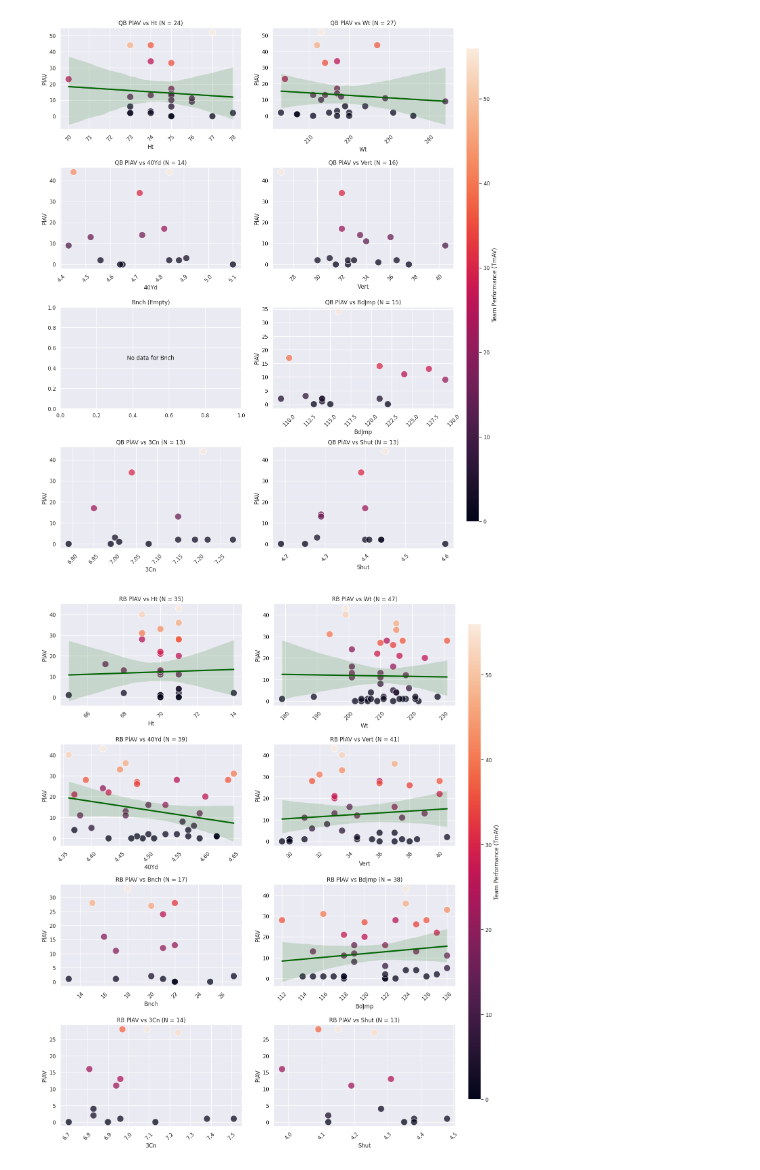
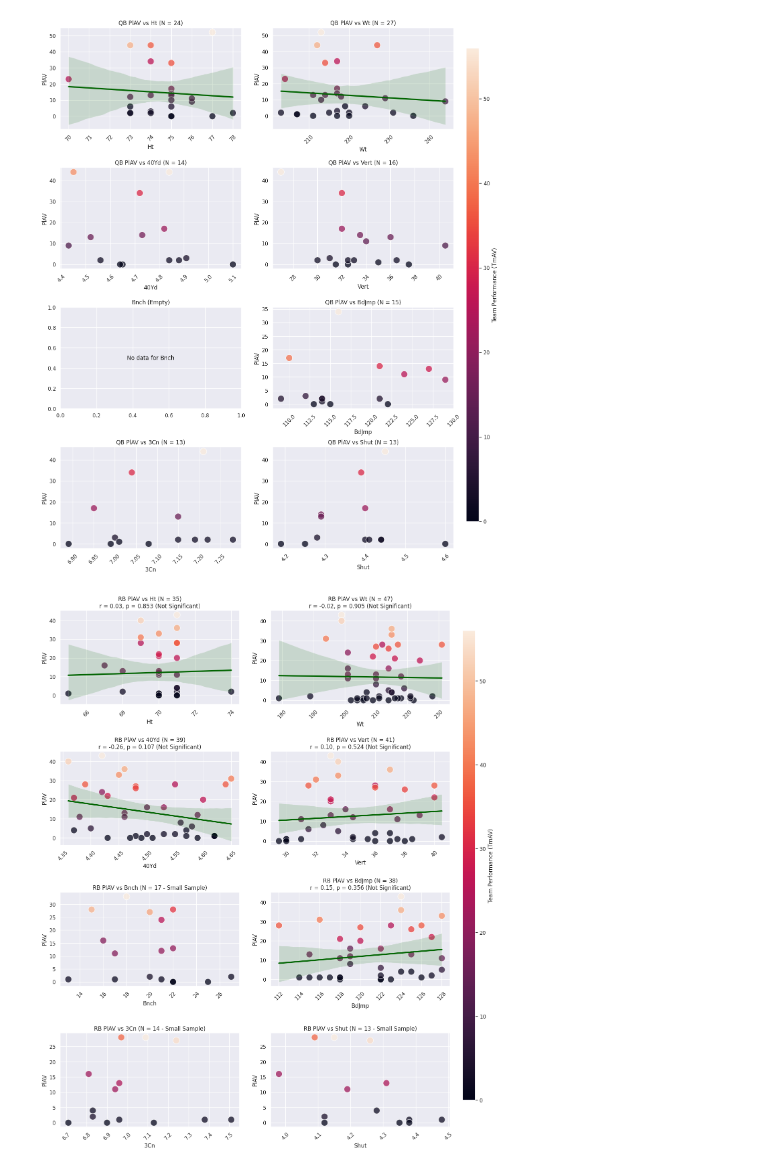
Before and after one commit to Gotham2006/QB_Combine_Public, a Jupyter notebook: combineResultsAndPerformance.ipynb, the cells around one changed output. Cells and saved outputs as stored; diff of their text form; code cells hidden in the pictures.

```diff
--- a/combineResultsAndPerformance.ipynb
+++ b/combineResultsAndPerformance.ipynb
@@ -127,6 +127,7 @@ metrics = ['Ht', 'Wt', '40Yd', 'Vert', 'Bnch', 'BdJmp', '3Cn', 'Shut']
 # QB PLOTS
 import matplotlib.pyplot as plt
 import seaborn as sns
+i
 sns.set_theme(style = "darkgrid")
 myCmap = sns.color_palette("rocket", as_cmap=True)
 
@@ -147,10 +148,16 @@ for i, col in enumerate(metrics):
 
         # If sample size is too small can't create a valid prediction line
         if sampleSize >= 20:
+            rVal, pVal = stats.pearsonr(data[col], data["PlAV"])
+            significance = "Significant" if p_val < 0.05 else "Not Significant" # Computing whether or not the p value is significant enough to consider the variable a predictor
+
             # Prediction line
             sns.regplot(data = data, x = col, y = "PlAV", ax = ax, scatter = False, color = "darkgreen", truncate = True, line_kws = {"linewidth": 3})
 
-        ax.set_title(f'QB PlAV vs {col} (N = {sampleSize})') # Titling the graphs based on the col of comparison
+            ax.set_title(f'RB PlAV vs {col} (N = {sampleSize})\nr = {rVal:.2f}, p = {pVal:.3f} ({significance})') # Titling the graphs based on the col of comparison
+        else:
+            ax.set_title(f'RB PlAV vs {col} (N = {sampleSize} - Small Sample)') # Titling the graphs based on the col of comparison
+
         ax.tick_params(axis = "x" , rotation = 45) # Providing easier visibility by rotating the x axis values
     else:
         ax.text(0.5, 0.5, f'No data for {col}', ha = "center", va = "center", fontsize = 12)
@@ -166,7 +173,7 @@ sm.set_array([])
 cbarAx = fig.add_axes([0.925, 0.15, 0.025, 0.7]) # [left, bottom, width, height]
 fig.colorbar(sm, cax = cbarAx, label = "Team Performance (TmAV)")
 
-plt.subplots_adjust(right = 0.9, hspace = 0.375, wspace = 0.175) # Padding
+plt.subplots_adjust(right = 0.9, hspace = 0.5, wspace = 0.175) # Padding
 
 plt.savefig('QBPlots.png', dpi = 300, bbox_inches = "tight")
 plt.show()
@@ -176,6 +183,7 @@ plt.show()
 # RB DATA
 import matplotlib.pyplot as plt
 import seaborn as sns
+from scipy import stats
 sns.set_theme(style = "darkgrid")
 myCmap = sns.color_palette("rocket", as_cmap=True)
 
@@ -191,36 +199,42 @@ for i, col in enumerate(metrics):
     sampleSize = len(data)
 
     if sampleSize > 0:
         # Scatterplot
         sns.scatterplot(data = data, x = col, y = "PlAV", hue = "TmAV", ax = ax, s = 200, alpha = 0.75, palette = myCmap, legend = False)
 
         # If sample size is too small can't create a valid prediction line
         if sampleSize >= 20:
+            rVal, pVal = stats.pearsonr(data[col], data["PlAV"])
+            significance = "Significant" if p_val < 0.05 else "Not Significant" # Computing whether or not the p value is significant enough to consider the variable a predictor
+
             # Prediction line
             sns.regplot(data = data, x = col, y = "PlAV", ax = ax, scatter = False, color = "darkgreen", truncate = True, line_kws = {"linewidth": 3})
 
-        ax.set_title(f'RB PlAV vs {col} (N = {sampleSize})') # Titling the graphs based on the col of comparison
+            ax.set_title(f'RB PlAV vs {col} (N = {sampleSize})\nr = {rVal:.2f}, p = {pVal:.3f} ({significance})') # Titling the graphs based on the col of comparison
+        else:
+            ax.set_title(f'RB PlAV vs {col} (N = {sampleSize} - Small Sample)') # Titling the graphs based on the col of comparison
+
         ax.tick_params(axis = "x" , rotation = 45) # Providing easier visibility by rotating the x axis values
     else:
         ax.text(0.5, 0.5, f'No data for {col}', ha = "center", va = "center", fontsize = 12)
         ax.set_title(f'{col} (Empty)')
 
 
 
 # Making everything visually appealing
 norm = plt.Normalize(defenseAll['TmAV'].min(), defenseAll['TmAV'].max())
 sm = plt.cm.ScalarMappable(cmap = myCmap, norm = norm)
 sm.set_array([])
 
 cbarAx = fig.add_axes([0.925, 0.15, 0.025, 0.7]) # [left, bottom, width, height]
 fig.colorbar(sm, cax = cbarAx, label = "Team Performance (TmAV)")
 
-plt.subplots_adjust(right = 0.9, hspace = 0.375, wspace = 0.175) # Padding
+plt.subplots_adjust(right = 0.9, hspace = 0.5, wspace = 0.175) # Padding
 
 plt.savefig('RBPlots.png', dpi = 300, bbox_inches = "tight")
 plt.show()
 # %% [output]
-[figure, old version]
+[figure, new version]
 # %%
 # WR DATA
 import matplotlib.pyplot as plt
```
Also changed, not shown: parts of 2 cells of this notebook, 15 other files.
